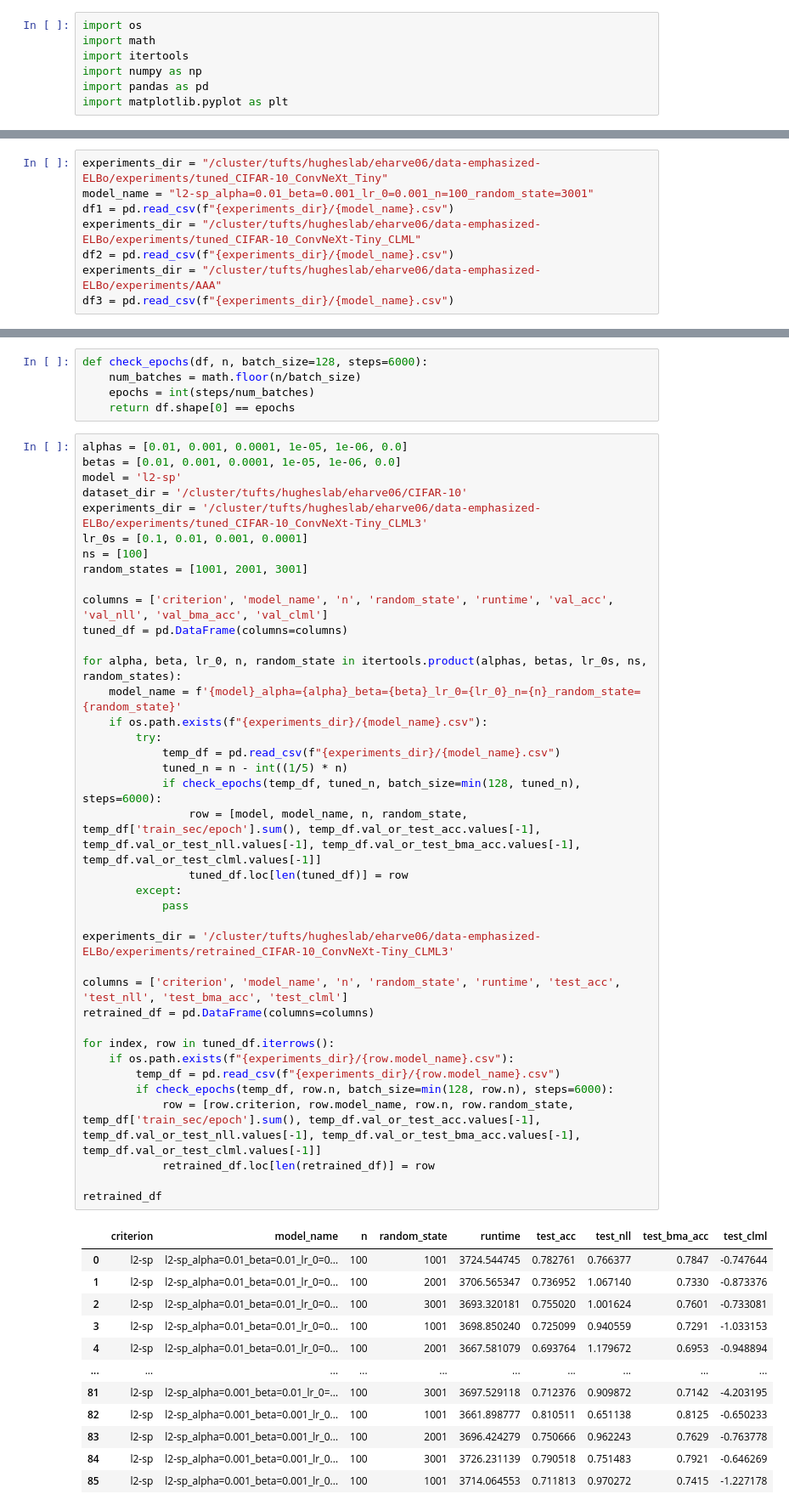
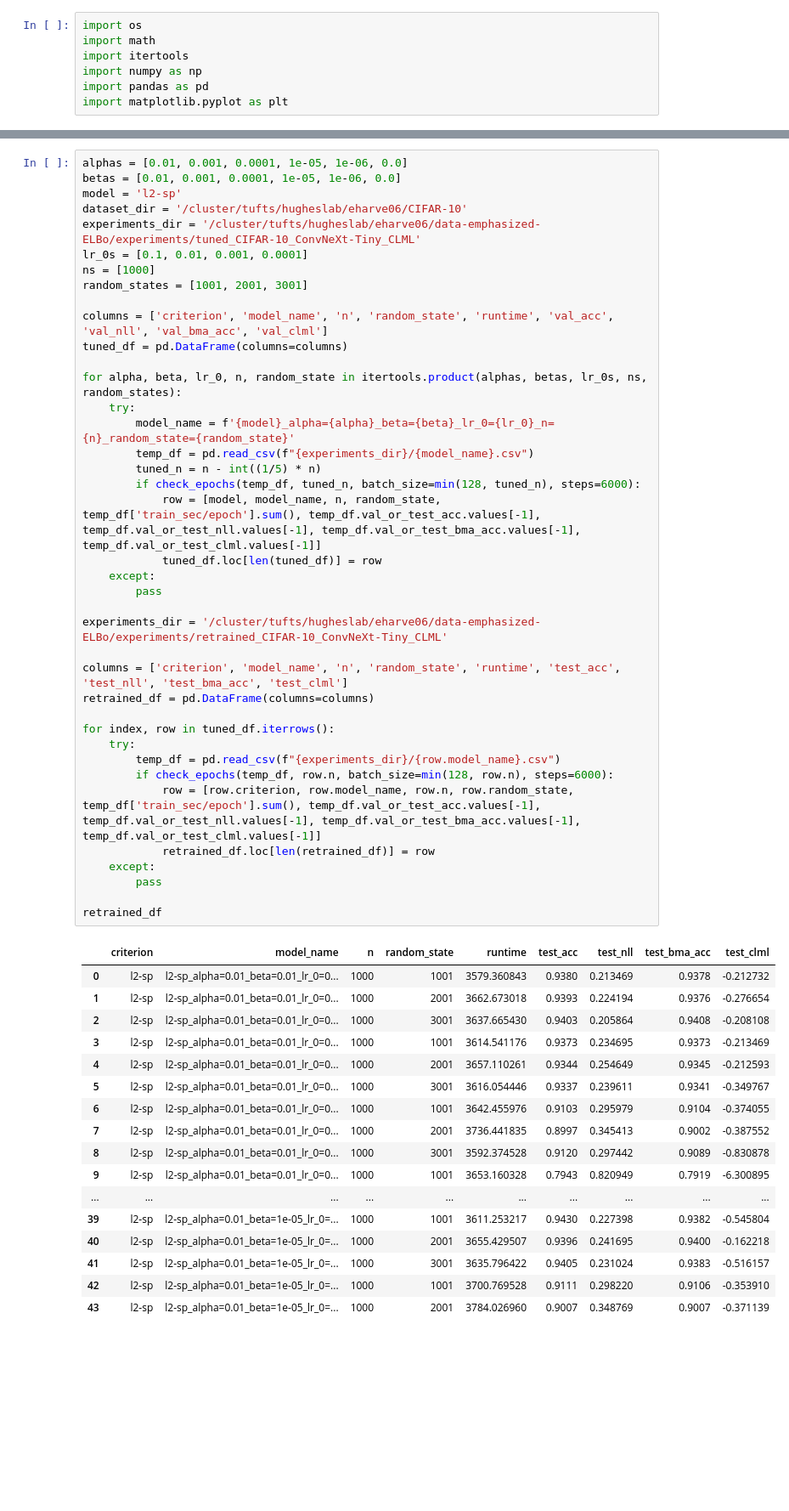
Before and after one commit to tufts-ml/data-emphasized-ELBo, a Jupyter notebook: notebooks/CLML.ipynb, the cells around one changed output, grey strips where cells are left out. Shown at 85% size. Saved outputs shown, nothing was run; the diff lists cells and outputs as text; blank space fills up the shorter version.

```diff
--- a/notebooks/CLML.ipynb
+++ b/notebooks/CLML.ipynb
@@ -10,8 +7,0 @@ python ../src/main_image_classifiers_clml-Copy1.py --alpha=0.01 --batch_size=128
-# %%
-experiments_dir = "/cluster/tufts/hugheslab/eharve06/data-emphasized-ELBo/experiments/tuned_CIFAR-10_ConvNeXt_Tiny"
-model_name = "l2-sp_alpha=0.01_beta=0.001_lr_0=0.001_n=100_random_state=3001"
-df1 = pd.read_csv(f"{experiments_dir}/{model_name}.csv")
-experiments_dir = "/cluster/tufts/hugheslab/eharve06/data-emphasized-ELBo/experiments/tuned_CIFAR-10_ConvNeXt-Tiny_CLML"
-df2 = pd.read_csv(f"{experiments_dir}/{model_name}.csv")
-experiments_dir = "/cluster/tufts/hugheslab/eharve06/data-emphasized-ELBo/experiments/AAA"
-df3 = pd.read_csv(f"{experiments_dir}/{model_name}.csv")
@@ -90,56 +98,57 @@ print(count)
-# %%
-def check_epochs(df, n, batch_size=128, steps=6000):
-    num_batches = math.floor(n/batch_size)
-    epochs = int(steps/num_batches)
-    return df.shape[0] == epochs
 # %%
 alphas = [0.01, 0.001, 0.0001, 1e-05, 1e-06, 0.0]
 betas = [0.01, 0.001, 0.0001, 1e-05, 1e-06, 0.0]
 model = 'l2-sp'
 dataset_dir = '/cluster/tufts/hugheslab/eharve06/CIFAR-10'
-experiments_dir = '/cluster/tufts/hugheslab/eharve06/data-emphasized-ELBo/experiments/tuned_CIFAR-10_ConvNeXt-Tiny_CLML3'
+experiments_dir = '/cluster/tufts/hugheslab/eharve06/data-emphasized-ELBo/experiments/tuned_CIFAR-10_ConvNeXt-Tiny_CLML'
 lr_0s = [0.1, 0.01, 0.001, 0.0001]
-ns = [100]
+ns = [1000]
 random_states = [1001, 2001, 3001]
 
 columns = ['criterion', 'model_name', 'n', 'random_state', 'runtime', 'val_acc', 'val_nll', 'val_bma_acc', 'val_clml']
 tuned_df = pd.DataFrame(columns=columns)
 
 for alpha, beta, lr_0, n, random_state in itertools.product(alphas, betas, lr_0s, ns, random_states):
-    model_name = f'{model}_alpha={alpha}_beta={beta}_lr_0={lr_0}_n={n}_random_state={random_state}'
-    if os.path.exists(f"{experiments_dir}/{model_name}.csv"):
-        try:
-            temp_df = pd.read_csv(f"{experiments_dir}/{model_name}.csv")
-            tuned_n = n - int((1/5) * n)
-            if check_epochs(temp_df, tuned_n, batch_size=min(128, tuned_n), steps=6000):
-                row = [model, model_name, n, random_state, temp_df['train_sec/epoch'].sum(), temp_df.val_or_test_acc.values[-1], temp_df.val_or_test_nll.values[-1], temp_df.val_or_test_bma_acc.values[-1], temp_df.val_or_test_clml.values[-1]]
-                tuned_df.loc[len(tuned_df)] = row
-        except:
-            pass
+    try:
+        model_name = f'{model}_alpha={alpha}_beta={beta}_lr_0={lr_0}_n={n}_random_state={random_state}'
+        temp_df = pd.read_csv(f"{experiments_dir}/{model_name}.csv")
+        tuned_n = n - int((1/5) * n)
+        if check_epochs(temp_df, tuned_n, batch_size=min(128, tuned_n), steps=6000):
+            row = [model, model_name, n, random_state, temp_df['train_sec/epoch'].sum(), temp_df.val_or_test_acc.values[-1], temp_df.val_or_test_nll.values[-1], temp_df.val_or_test_bma_acc.values[-1], temp_df.val_or_test_clml.values[-1]]
+            tuned_df.loc[len(tuned_df)] = row
+    except:
+        pass
 
-experiments_dir = '/cluster/tufts/hugheslab/eharve06/data-emphasized-ELBo/experiments/retrained_CIFAR-10_ConvNeXt-Tiny_CLML3'
+experiments_dir = '/cluster/tufts/hugheslab/eharve06/data-emphasized-ELBo/experiments/retrained_CIFAR-10_ConvNeXt-Tiny_CLML'
 
 columns = ['criterion', 'model_name', 'n', 'random_state', 'runtime', 'test_acc', 'test_nll', 'test_bma_acc', 'test_clml']
 retrained_df = pd.DataFrame(columns=columns)
 
 for index, row in tuned_df.iterrows():
-    if os.path.exists(f"{experiments_dir}/{row.model_name}.csv"):
+    try:
         temp_df = pd.read_csv(f"{experiments_dir}/{row.model_name}.csv")
         if check_epochs(temp_df, row.n, batch_size=min(128, row.n), steps=6000):
             row = [row.criterion, row.model_name, row.n, row.random_state, temp_df['train_sec/epoch'].sum(), temp_df.val_or_test_acc.values[-1], temp_df.val_or_test_nll.values[-1], temp_df.val_or_test_bma_acc.values[-1], temp_df.val_or_test_clml.values[-1]]
             retrained_df.loc[len(retrained_df)] = row
+    except:
+        pass
 
 retrained_df
 # %% [output]
 |  | criterion | model_name | n | random_state | runtime | test_acc | test_nll | test_bma_acc | test_clml |
-| 0 | l2-sp | l2-sp_alpha=0.01_beta=0.01_lr_0=0... | 100 | 1001 | 3724.544745 | 0.782761 | 0.766377 | 0.7847 | -0.747644 |
-| 1 | l2-sp | l2-sp_alpha=0.01_beta=0.01_lr_0=0... | 100 | 2001 | 3706.565347 | 0.736952 | 1.067140 | 0.7330 | -0.873376 |
-| 2 | l2-sp | l2-sp_alpha=0.01_beta=0.01_lr_0=0... | 100 | 3001 | 3693.320181 | 0.755020 | 1.001624 | 0.7601 | -0.733081 |
-| 3 | l2-sp | l2-sp_alpha=0.01_beta=0.01_lr_0=0... | 100 | 1001 | 3698.850240 | 0.725099 | 0.940559 | 0.7291 | -1.033153 |
-| 4 | l2-sp | l2-sp_alpha=0.01_beta=0.01_lr_0=0... | 100 | 2001 | 3667.581079 | 0.693764 | 1.179672 | 0.6953 | -0.948894 |
+| 0 | l2-sp | l2-sp_alpha=0.01_beta=0.01_lr_0=0... | 1000 | 1001 | 3579.360843 | 0.9380 | 0.213469 | 0.9378 | -0.212732 |
+| 1 | l2-sp | l2-sp_alpha=0.01_beta=0.01_lr_0=0... | 1000 | 2001 | 3662.673018 | 0.9393 | 0.224194 | 0.9376 | -0.276654 |
+| 2 | l2-sp | l2-sp_alpha=0.01_beta=0.01_lr_0=0... | 1000 | 3001 | 3637.665430 | 0.9403 | 0.205864 | 0.9408 | -0.208108 |
+| 3 | l2-sp | l2-sp_alpha=0.01_beta=0.01_lr_0=0... | 1000 | 1001 | 3614.541176 | 0.9373 | 0.234695 | 0.9373 | -0.213469 |
+| 4 | l2-sp | l2-sp_alpha=0.01_beta=0.01_lr_0=0... | 1000 | 2001 | 3657.110261 | 0.9344 | 0.254649 | 0.9345 | -0.212593 |
+| 5 | l2-sp | l2-sp_alpha=0.01_beta=0.01_lr_0=0... | 1000 | 3001 | 3616.054446 | 0.9337 | 0.239611 | 0.9341 | -0.349767 |
+| 6 | l2-sp | l2-sp_alpha=0.01_beta=0.01_lr_0=0... | 1000 | 1001 | 3642.455976 | 0.9103 | 0.295979 | 0.9104 | -0.374055 |
+| 7 | l2-sp | l2-sp_alpha=0.01_beta=0.01_lr_0=0... | 1000 | 2001 | 3736.441835 | 0.8997 | 0.345413 | 0.9002 | -0.387552 |
+| 8 | l2-sp | l2-sp_alpha=0.01_beta=0.01_lr_0=0... | 1000 | 3001 | 3592.374528 | 0.9120 | 0.297442 | 0.9089 | -0.830878 |
+| 9 | l2-sp | l2-sp_alpha=0.01_beta=0.01_lr_0=0... | 1000 | 1001 | 3653.160328 | 0.7943 | 0.820949 | 0.7919 | -6.300895 |
 | ... | ... | ... | ... | ... | ... | ... | ... | ... | ... |
-| 81 | l2-sp | l2-sp_alpha=0.001_beta=0.01_lr_0=... | 100 | 3001 | 3697.529118 | 0.712376 | 0.909872 | 0.7142 | -4.203195 |
-| 82 | l2-sp | l2-sp_alpha=0.001_beta=0.001_lr_0... | 100 | 1001 | 3661.898777 | 0.810511 | 0.651138 | 0.8125 | -0.650233 |
-| 83 | l2-sp | l2-sp_alpha=0.001_beta=0.001_lr_0... | 100 | 2001 | 3696.424279 | 0.750666 | 0.962243 | 0.7629 | -0.763778 |
-| 84 | l2-sp | l2-sp_alpha=0.001_beta=0.001_lr_0... | 100 | 3001 | 3726.231139 | 0.790518 | 0.751483 | 0.7921 | -0.646269 |
-| 85 | l2-sp | l2-sp_alpha=0.001_beta=0.001_lr_0... | 100 | 1001 | 3714.064553 | 0.711813 | 0.970272 | 0.7415 | -1.227178 |
+| 39 | l2-sp | l2-sp_alpha=0.01_beta=1e-05_lr_0=... | 1000 | 1001 | 3611.253217 | 0.9430 | 0.227398 | 0.9382 | -0.545804 |
+| 40 | l2-sp | l2-sp_alpha=0.01_beta=1e-05_lr_0=... | 1000 | 2001 | 3655.429507 | 0.9396 | 0.241695 | 0.9400 | -0.162218 |
+| 41 | l2-sp | l2-sp_alpha=0.01_beta=1e-05_lr_0=... | 1000 | 3001 | 3635.796422 | 0.9405 | 0.231024 | 0.9383 | -0.516157 |
+| 42 | l2-sp | l2-sp_alpha=0.01_beta=1e-05_lr_0=... | 1000 | 1001 | 3700.769528 | 0.9111 | 0.298220 | 0.9106 | -0.353910 |
+| 43 | l2-sp | l2-sp_alpha=0.01_beta=1e-05_lr_0=... | 1000 | 2001 | 3784.026960 | 0.9007 | 0.348769 | 0.9007 | -0.371139 |
```
Also changed, not shown: parts of 8 cells of this notebook, 27 other files.
